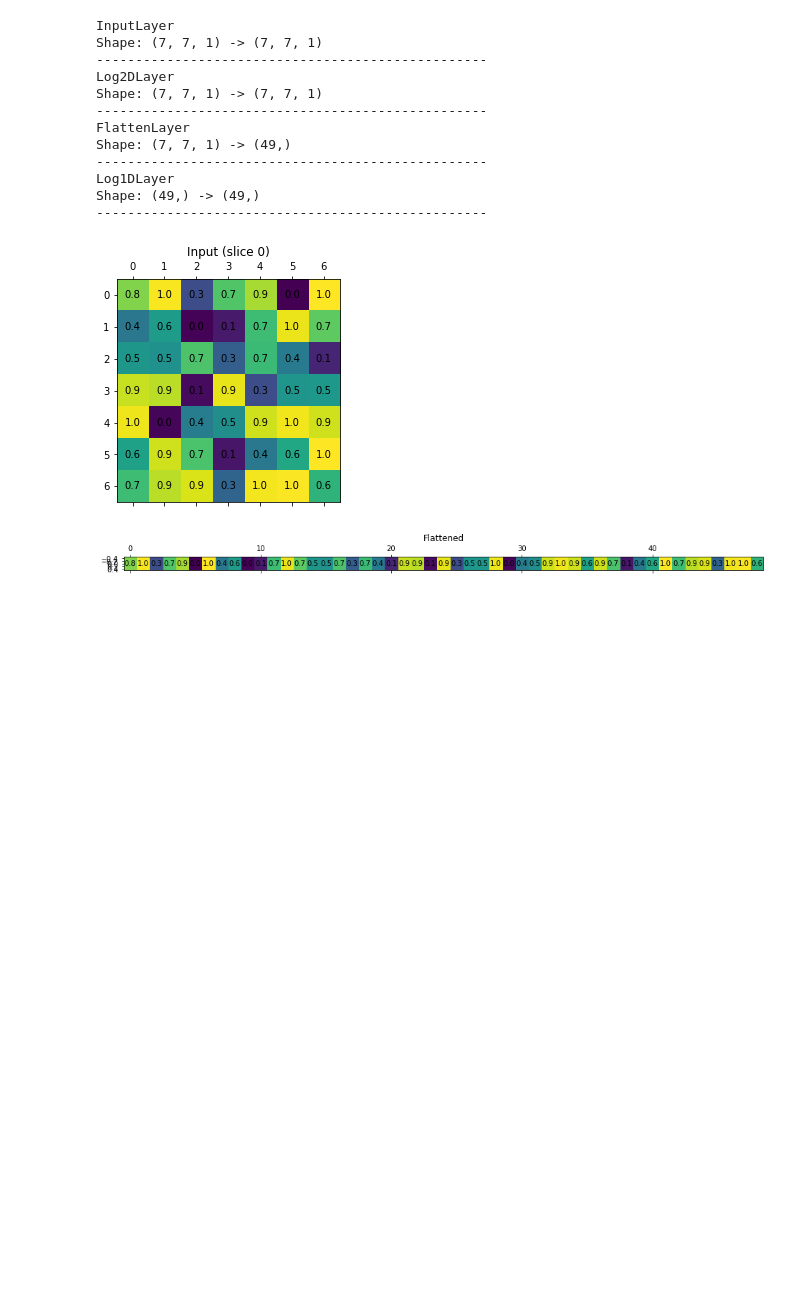
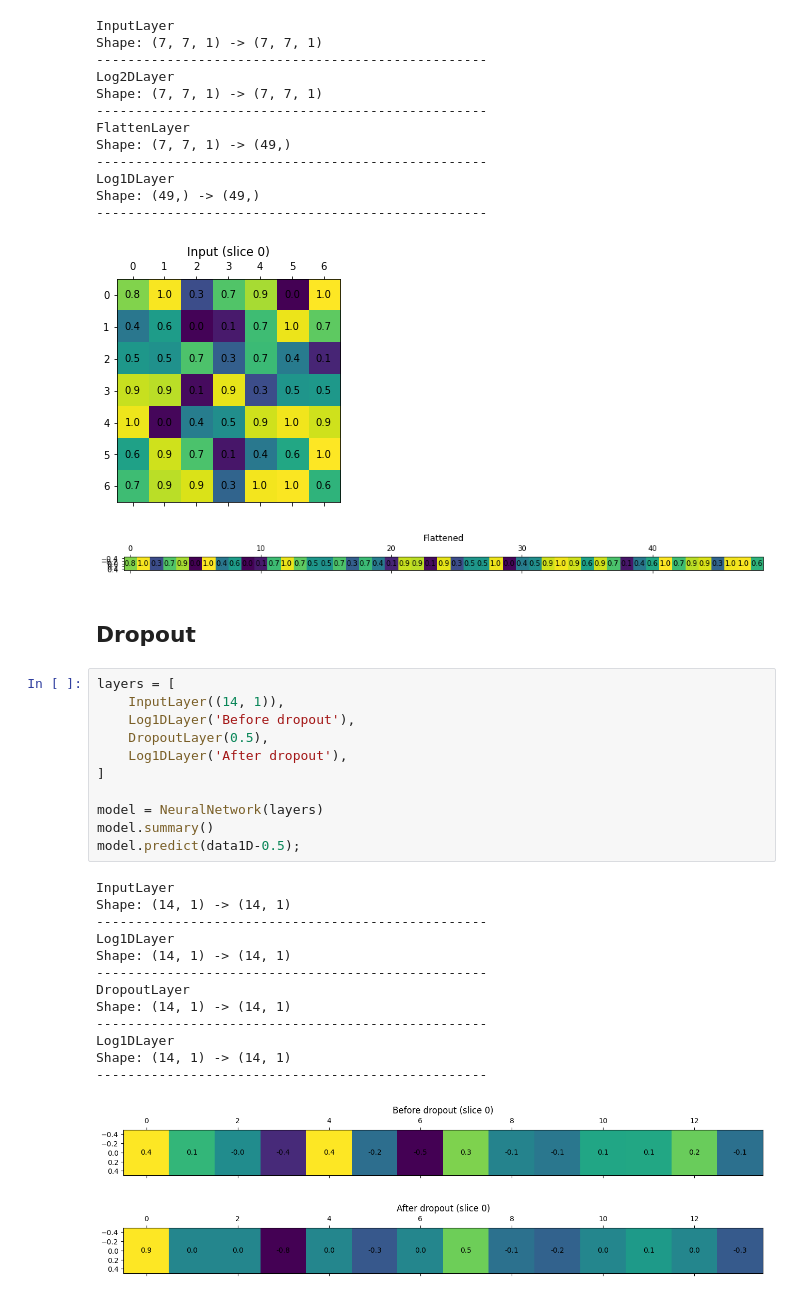
Before and after one commit to klima7/CNN-From-Scratch, a Jupyter notebook: test.ipynb, the cells around one changed output. Saved outputs shown, nothing was run; the diff lists cells and outputs as text; blank space fills up the shorter version.

Commit message:
Add dropout layer

```diff
--- a/test.ipynb
+++ b/test.ipynb
@@ -434,3 +437,31 @@ Shape: (49,) -> (49,)
 --------------------------------------------------
 [figure]
 [figure]
+# %% [markdown]
+## Dropout
+# %%
+layers = [
+    InputLayer((14, 1)),
+    Log1DLayer('Before dropout'),
+    DropoutLayer(0.5),
+    Log1DLayer('After dropout'),
+]
+
+model = NeuralNetwork(layers)
+model.summary()
+model.predict(data1D-0.5);
+# %% [output]
+InputLayer
+Shape: (14, 1) -> (14, 1)
+--------------------------------------------------
+Log1DLayer
+Shape: (14, 1) -> (14, 1)
+--------------------------------------------------
+DropoutLayer
+Shape: (14, 1) -> (14, 1)
+--------------------------------------------------
+Log1DLayer
+Shape: (14, 1) -> (14, 1)
+--------------------------------------------------
+[figure, added]
+[figure, added]
```
Also changed, not shown: parts of 4 cells of this notebook, 2 other files.
